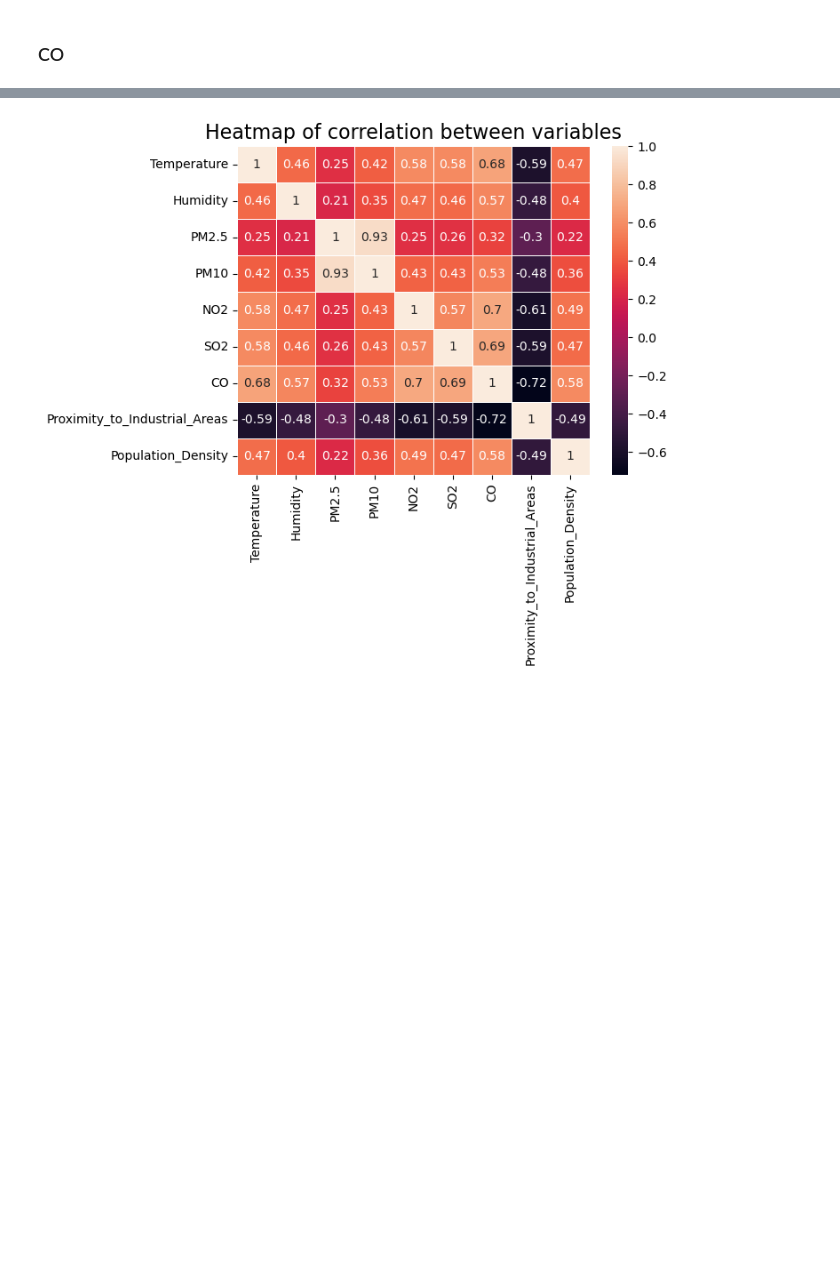
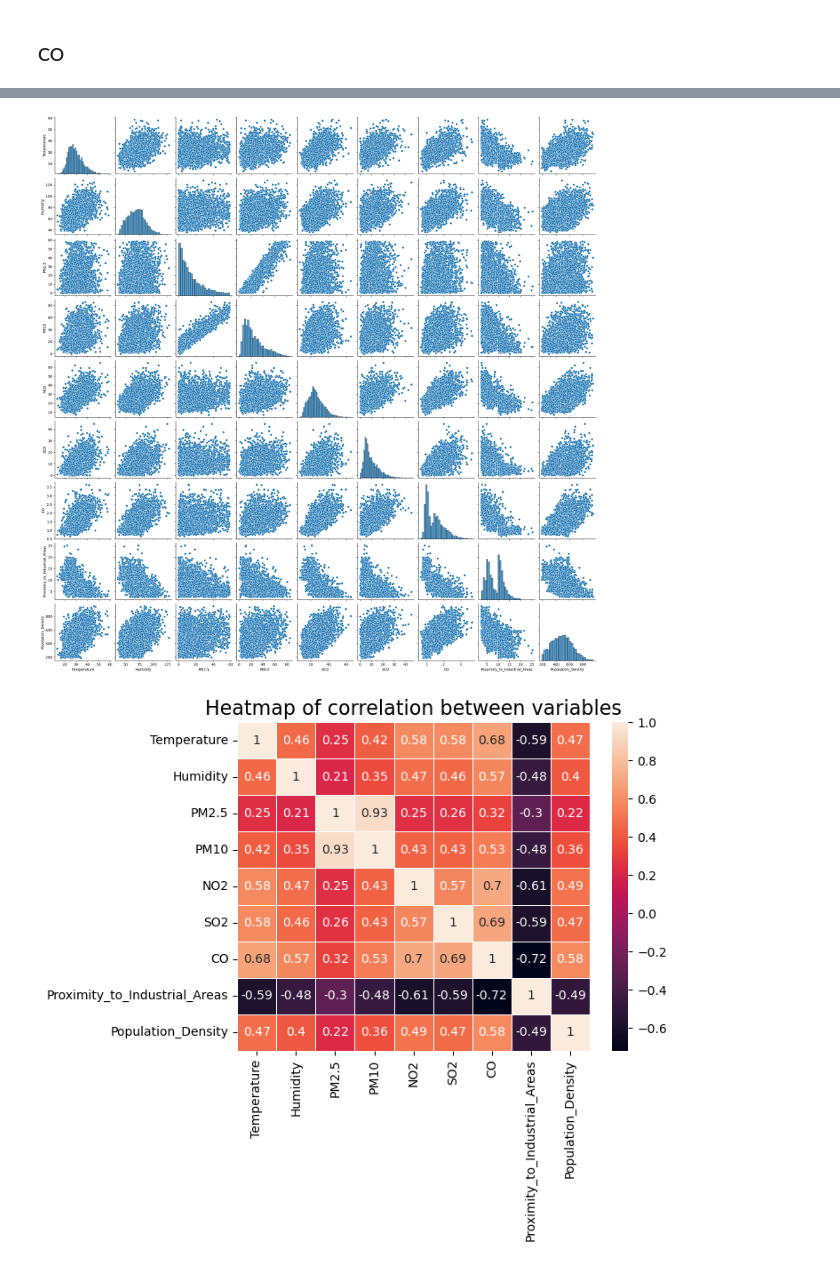
Before and after one commit to nourcr0cs/air-quality-prediction, a Jupyter notebook: Air-Quality-Prediction.ipynb, the cells around one changed output, grey strips where cells are left out. Saved outputs shown, nothing was run; the diff lists cells and outputs as text; code cells hidden in the pictures; blank space fills up the shorter version.

```diff
--- a/Air-Quality-Prediction.ipynb
+++ b/Air-Quality-Prediction.ipynb
@@ -138,3 +140,8 @@ fig.show()
+# %%
+sns.pairplot(air_train)
+plt.show()
+# %% [output]
+[figure, added]
 # %%
 numeric_air_train = air_train.select_dtypes(include=['float64', 'int64'])
 sns.heatmap(numeric_air_train.corr(), annot=True, linewidths=0.4)
```
Also changed, not shown: parts of 24 cells of this notebook.
